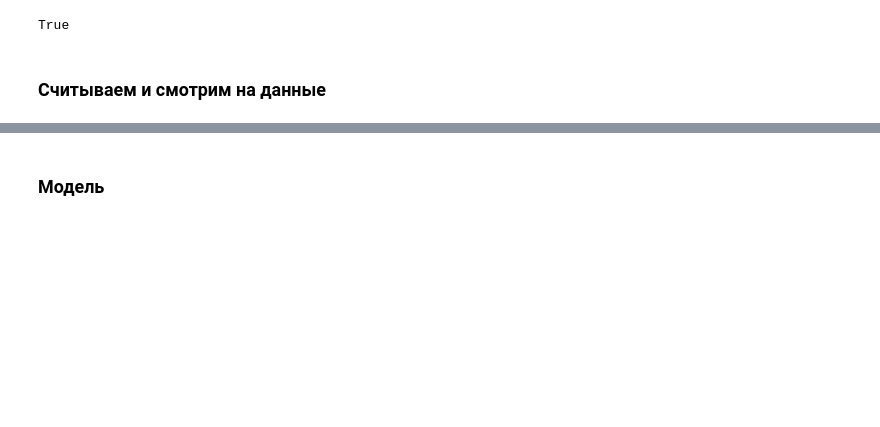
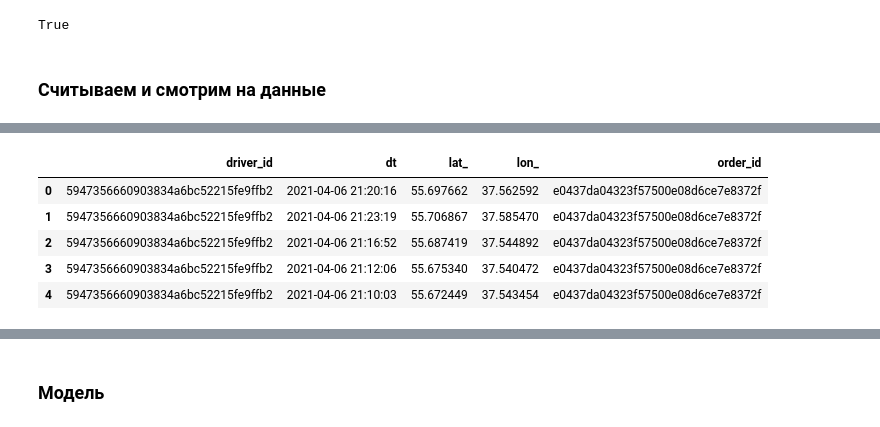
Before and after one commit to Egoluback/aiijc2021_transport, a Jupyter notebook: TestFeatures.ipynb, the cells around one changed output, grey strips where cells are left out. Saved outputs shown, nothing was run; the diff lists cells and outputs as text; code cells hidden in the pictures; blank space fills up the shorter version.

```diff
--- a/TestFeatures.ipynb
+++ b/TestFeatures.ipynb
@@ -67,0 +97,9 @@ labled_train_comments = pd.read_csv('/content/drive/MyDrive/labled_train_comment
+# %%
+labled_train_tracks.head()
+# %% [output]
+|  | driver_id | dt | lat_ | lon_ | order_id |
+| 0 | 5947356660903834a6bc52215fe9ffb2 | 2021-04-06 21:20:16 | 55.697662 | 37.562592 | e0437da04323f57500e08d6ce7e8372f |
+| 1 | 5947356660903834a6bc52215fe9ffb2 | 2021-04-06 21:23:19 | 55.706867 | 37.585470 | e0437da04323f57500e08d6ce7e8372f |
+| 2 | 5947356660903834a6bc52215fe9ffb2 | 2021-04-06 21:16:52 | 55.687419 | 37.544892 | e0437da04323f57500e08d6ce7e8372f |
+| 3 | 5947356660903834a6bc52215fe9ffb2 | 2021-04-06 21:12:06 | 55.675340 | 37.540472 | e0437da04323f57500e08d6ce7e8372f |
+| 4 | 5947356660903834a6bc52215fe9ffb2 | 2021-04-06 21:10:03 | 55.672449 | 37.543454 | e0437da04323f57500e08d6ce7e8372f |
```
Also changed, not shown: parts of 15 cells of this notebook.
